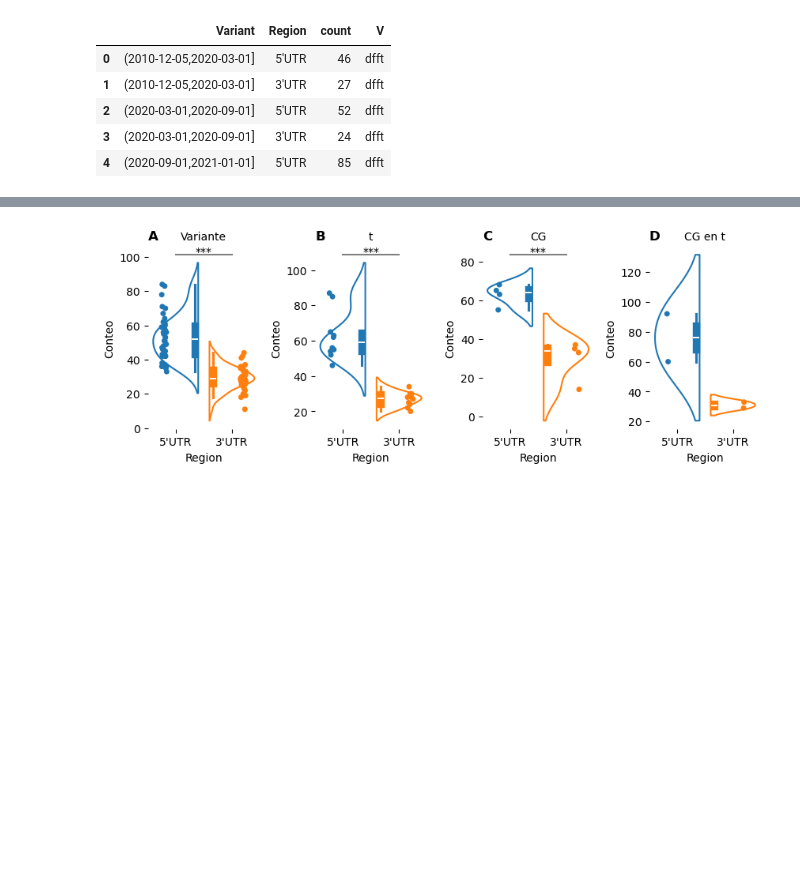
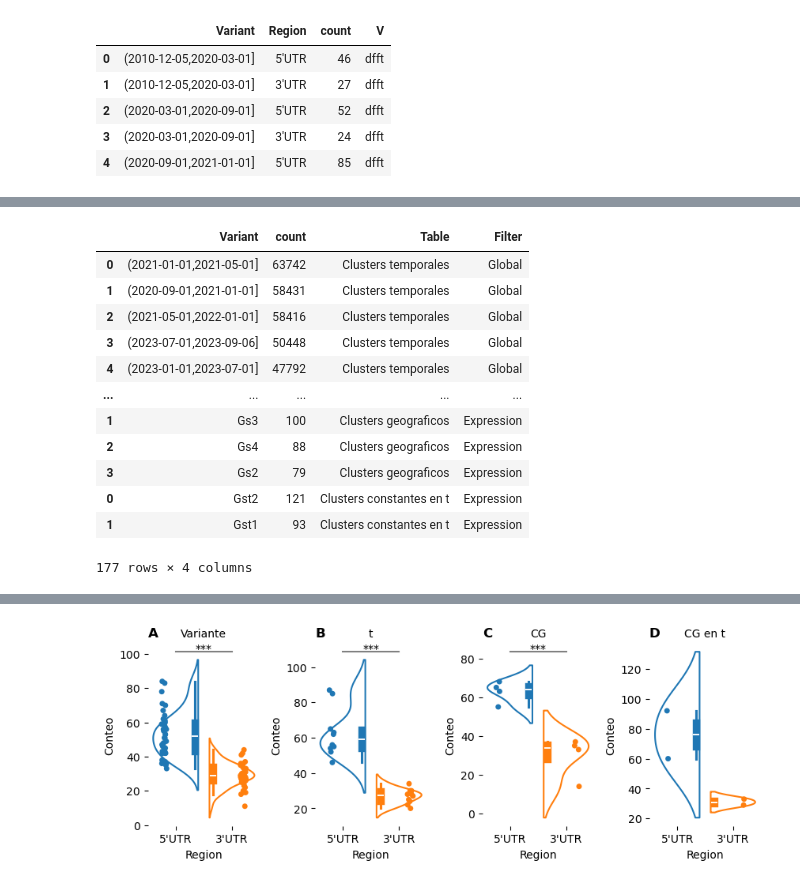
Before and after one commit to FerAmbriz/SelectionPatternsSARSCoV2, a Jupyter notebook: scr/14_TissueExpression.ipynb, the cells around one changed output, grey strips where cells are left out. Saved outputs shown, nothing was run; the diff lists cells and outputs as text; code cells hidden in the pictures; blank space fills up the shorter version.

```diff
--- a/scr/14_TissueExpression.ipynb
+++ b/scr/14_TissueExpression.ipynb
@@ -306,6 +327,7 @@ def extract_region(string):
 
 df_list = [dfft, dffv, dffs, dffsp, dffgt]
 df_db = pd.DataFrame()
+df_db3 = pd.DataFrame()
 
 for i in df_list:
     df_name = [name for name in globals() if globals()[name] is i]
@@ -319,6 +341,14 @@ for i in df_list:
     df_ii = ii[['Variant', 'Region']].groupby('Variant').value_counts().reset_index()
     df_ii['V'] = df_name[0]
 
+    df_i = ii['Variant'].value_counts().reset_index()
+    df_i['Table'] = [df_name[0]] * len(df_i)
+    df_i['Filter'] = 'Expression'
+
+
+    df_i3 = ii[['Variant', 'Region']].value_counts().reset_index()
+    df_i3['Table'] = df_name[0]
+
     print(f'''
         Nombre: {df_name}
         Regiones con sitios consecutivos altamente conservados: {len(ii)}
@@ -331,6 +361,8 @@ for i in df_list:
     ''')
     print(df_ii)
     df_db = pd.concat([df_db, df_ii])
+    df_db2 = pd.concat([df_db2, df_i])
+    df_db3 = pd.concat([df_db3, df_i3])
 # %% [output]
         Nombre: ['dfft', 'i']
         Regiones con sitios consecutivos altamente conservados: 893
@@ -360,0 +432,17 @@ df_db.head()
+# %%
+df_db2.to_csv('../../Data/Filters.tsv', sep = '\t')
+df_db2
+# %% [output]
+|  | Variant | count | Table | Filter |
+| 0 | (2021-01-01,2021-05-01] | 63742 | Clusters temporales | Global |
+| 1 | (2020-09-01,2021-01-01] | 58431 | Clusters temporales | Global |
+| 2 | (2021-05-01,2022-01-01] | 58416 | Clusters temporales | Global |
+| 3 | (2023-07-01,2023-09-06] | 50448 | Clusters temporales | Global |
+| 4 | (2023-01-01,2023-07-01] | 47792 | Clusters temporales | Global |
+| ... | ... | ... | ... | ... |
+| 1 | Gs3 | 100 | Clusters geograficos | Expression |
+| 2 | Gs4 | 88 | Clusters geograficos | Expression |
+| 3 | Gs2 | 79 | Clusters geograficos | Expression |
+| 0 | Gst2 | 121 | Clusters constantes en t | Expression |
+| 1 | Gst1 | 93 | Clusters constantes en t | Expression |
+177 rows × 4 columns
```
Also changed, not shown: parts of 9 cells of this notebook, 28 other files.
